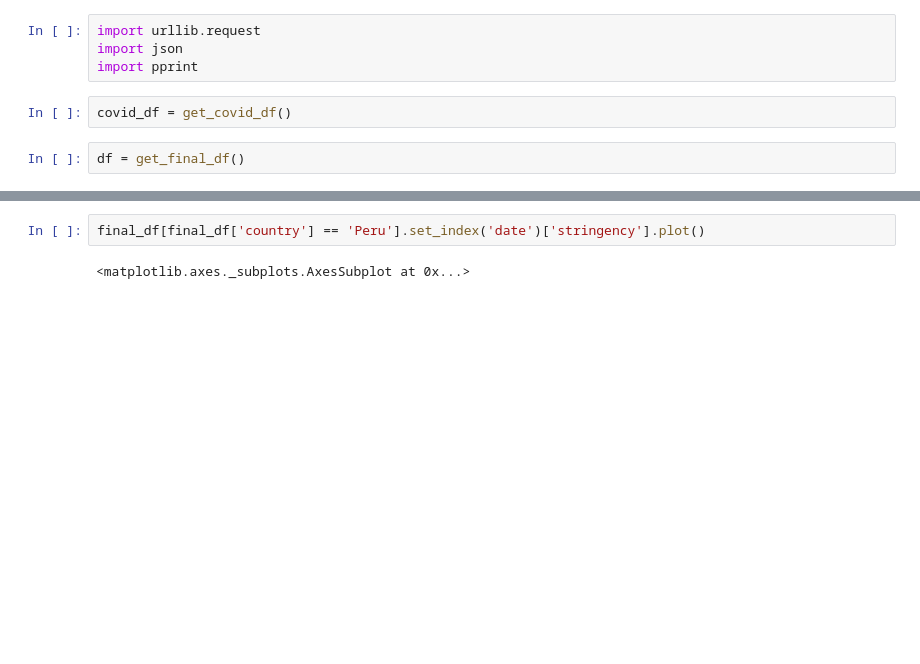
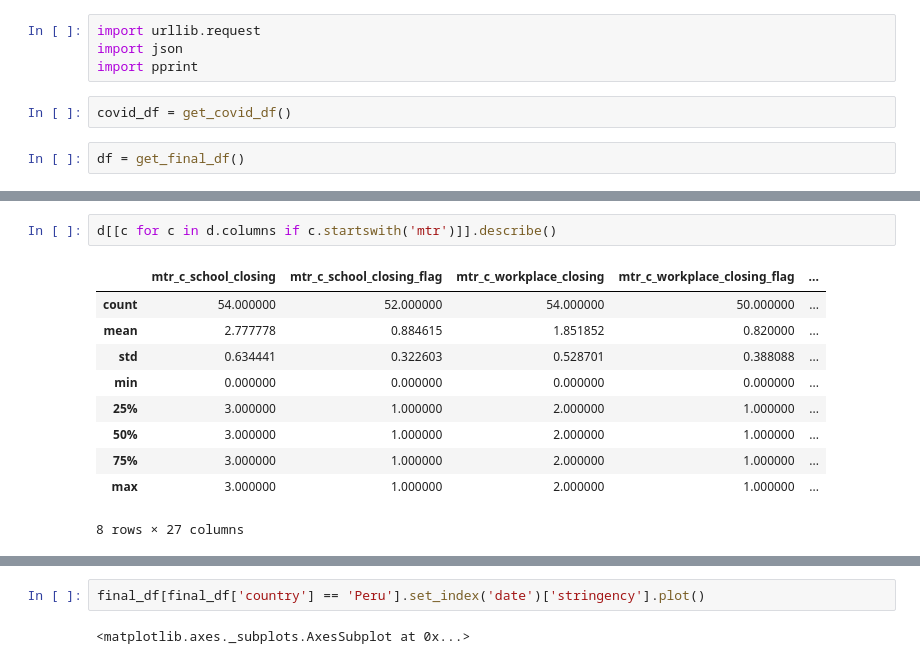
Before and after one commit to silverfield/corona-vis, a Jupyter notebook: nbs/process.ipynb, the cells around one changed output, grey strips where cells are left out. Drawn from its saved outputs; the diff is of its cells as text; blank space fills up the shorter version.

```diff
--- a/nbs/process.ipynb
+++ b/nbs/process.ipynb
@@ -39,0 +32,13 @@ df
+# %%
+d[[c for c in d.columns if c.startswith('mtr')]].describe()
+# %% [output]
+|  | mtr_c_school_closing | mtr_c_school_closing_flag | mtr_c_workplace_closing | mtr_c_workplace_closing_flag | ... |
+| count | 54.000000 | 52.000000 | 54.000000 | 50.000000 | ... |
+| mean | 2.777778 | 0.884615 | 1.851852 | 0.820000 | ... |
+| std | 0.634441 | 0.322603 | 0.528701 | 0.388088 | ... |
+| min | 0.000000 | 0.000000 | 0.000000 | 0.000000 | ... |
+| 25% | 3.000000 | 1.000000 | 2.000000 | 1.000000 | ... |
+| 50% | 3.000000 | 1.000000 | 2.000000 | 1.000000 | ... |
+| 75% | 3.000000 | 1.000000 | 2.000000 | 1.000000 | ... |
+| max | 3.000000 | 1.000000 | 2.000000 | 1.000000 | ... |
+8 rows × 27 columns
```
Also changed, not shown: parts of 4 cells of this notebook, 8 other files.
